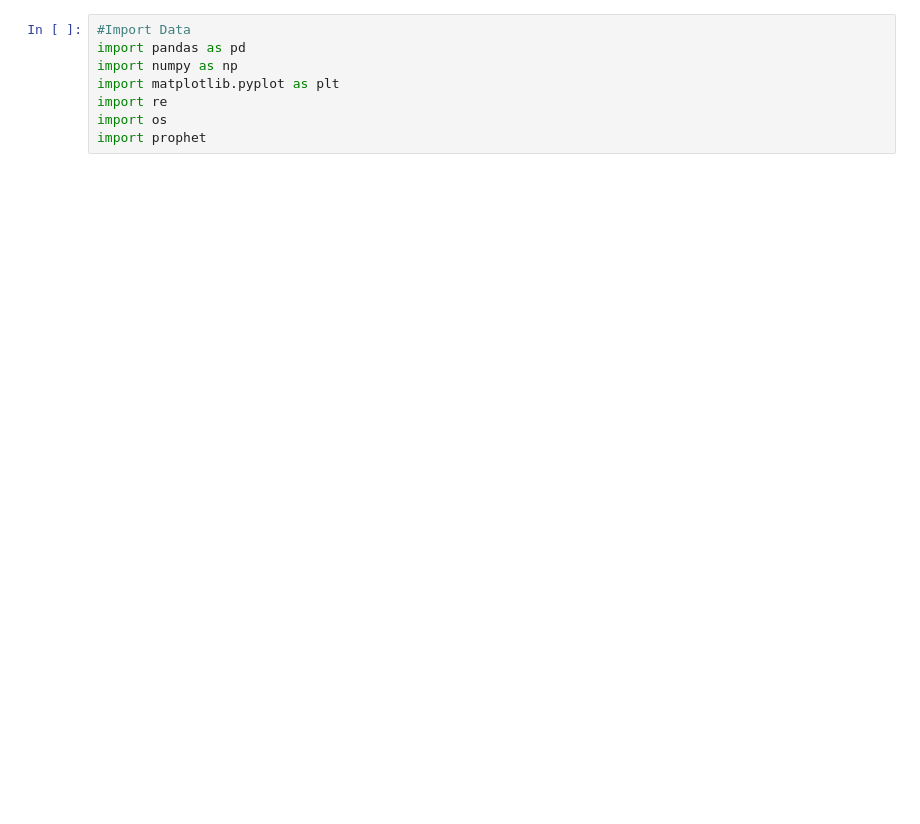
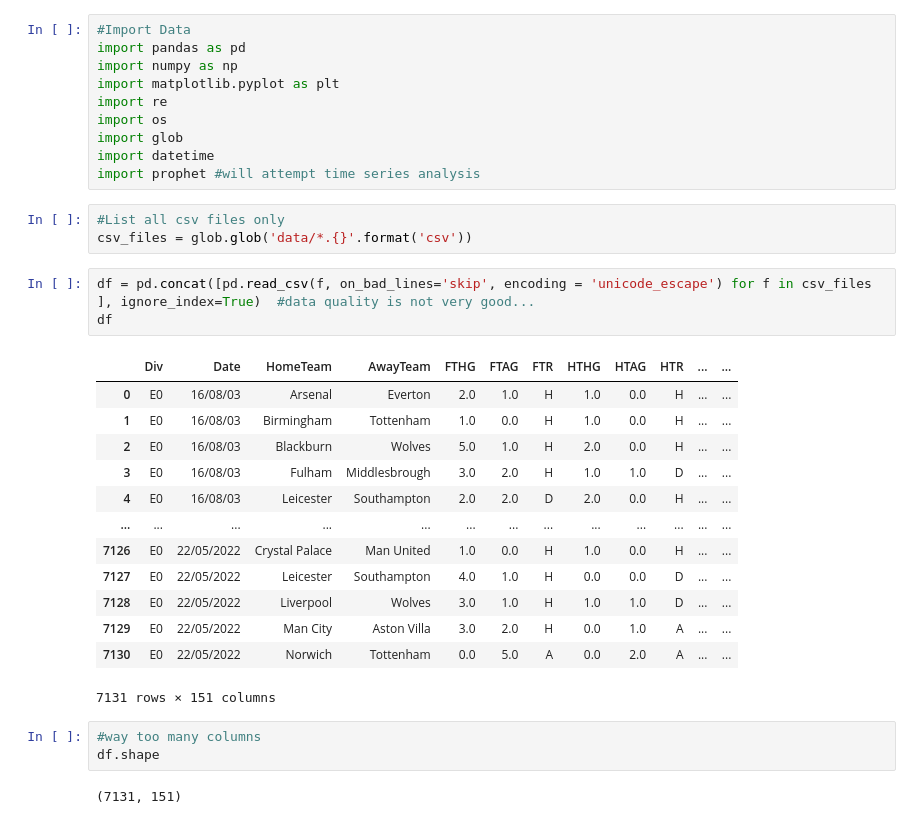
Before and after one commit to choi-b/epl-analysis, a Jupyter notebook: EPL Stats EDA.ipynb, the cells around one changed output. Cells and saved outputs as stored; diff of their text form; blank space fills up the shorter version.

```diff
--- a/EPL Stats EDA.ipynb
+++ b/EPL Stats EDA.ipynb
@@ -5,4 +5,31 @@ import numpy as np
 import matplotlib.pyplot as plt
 import re
 import os
-import prophet
+import glob
+import datetime
+import prophet #will attempt time series analysis
+# %%
+#List all csv files only
+csv_files = glob.glob('data/*.{}'.format('csv'))
+# %%
+df = pd.concat([pd.read_csv(f, on_bad_lines='skip', encoding = 'unicode_escape') for f in csv_files ], ignore_index=True)  #data quality is not very good...
+df
+# %% [output]
+|  | Div | Date | HomeTeam | AwayTeam | FTHG | FTAG | FTR | HTHG | HTAG | HTR | ... | ... |
+| 0 | E0 | 16/08/03 | Arsenal | Everton | 2.0 | 1.0 | H | 1.0 | 0.0 | H | ... | ... |
+| 1 | E0 | 16/08/03 | Birmingham | Tottenham | 1.0 | 0.0 | H | 1.0 | 0.0 | H | ... | ... |
+| 2 | E0 | 16/08/03 | Blackburn | Wolves | 5.0 | 1.0 | H | 2.0 | 0.0 | H | ... | ... |
+| 3 | E0 | 16/08/03 | Fulham | Middlesbrough | 3.0 | 2.0 | H | 1.0 | 1.0 | D | ... | ... |
+| 4 | E0 | 16/08/03 | Leicester | Southampton | 2.0 | 2.0 | D | 2.0 | 0.0 | H | ... | ... |
+| ... | ... | ... | ... | ... | ... | ... | ... | ... | ... | ... | ... | ... |
+| 7126 | E0 | 22/05/2022 | Crystal Palace | Man United | 1.0 | 0.0 | H | 1.0 | 0.0 | H | ... | ... |
+| 7127 | E0 | 22/05/2022 | Leicester | Southampton | 4.0 | 1.0 | H | 0.0 | 0.0 | D | ... | ... |
+| 7128 | E0 | 22/05/2022 | Liverpool | Wolves | 3.0 | 1.0 | H | 1.0 | 1.0 | D | ... | ... |
+| 7129 | E0 | 22/05/2022 | Man City | Aston Villa | 3.0 | 2.0 | H | 0.0 | 1.0 | A | ... | ... |
+| 7130 | E0 | 22/05/2022 | Norwich | Tottenham | 0.0 | 5.0 | A | 0.0 | 2.0 | A | ... | ... |
+7131 rows × 151 columns
+# %%
+#way too many columns
+df.shape
+# %% [output]
+(7131, 151)
```
Also changed, not shown: parts of 16 cells of this notebook.
